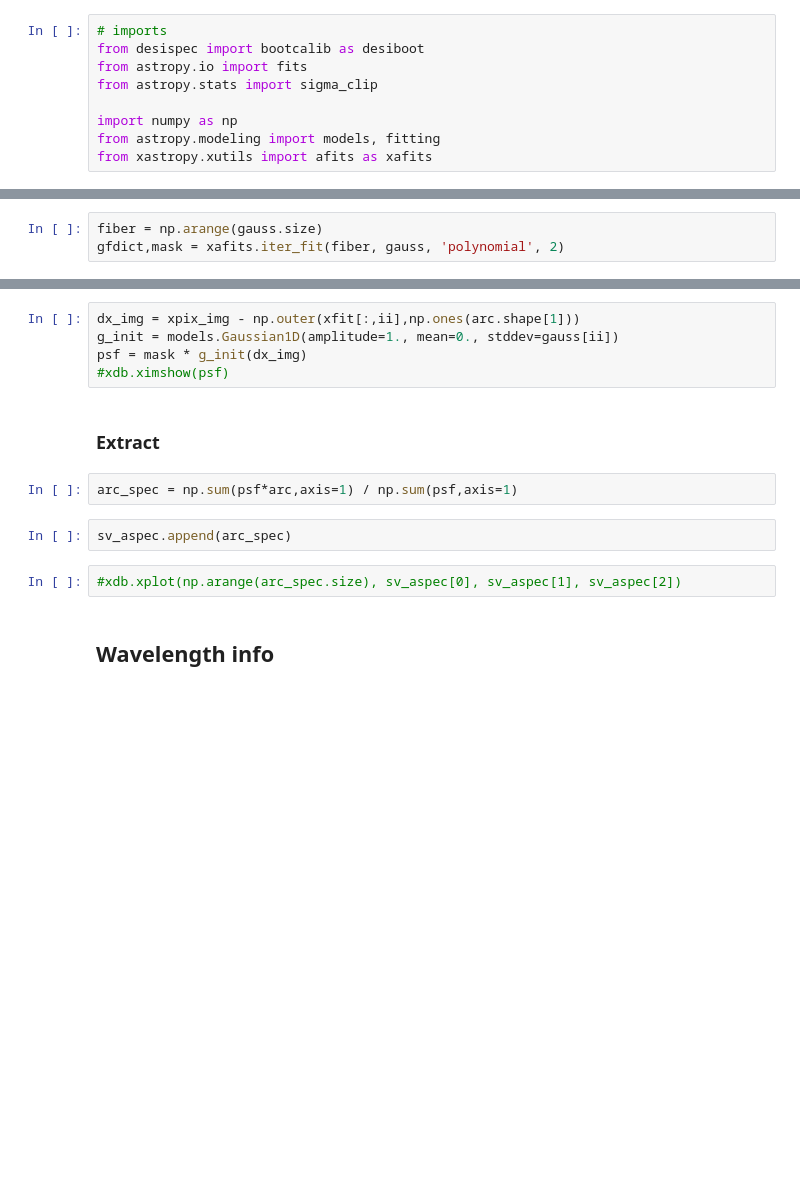
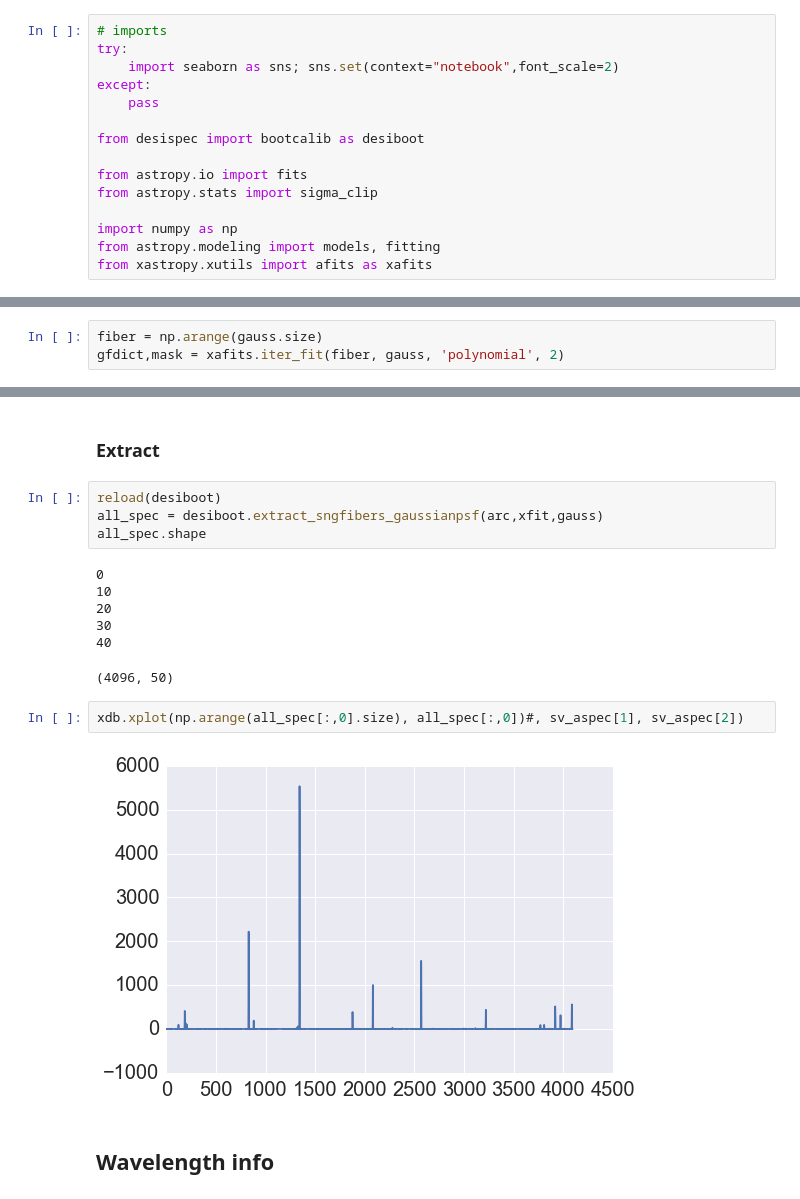
Before and after one commit to desihub/desispec, a Jupyter notebook: doc/nb/Boot_Calibs.ipynb, the cells around one changed output, grey strips where cells are left out. Cells and saved outputs as stored; diff of their text form; blank space fills up the shorter version.

```diff
--- a/doc/nb/Boot_Calibs.ipynb
+++ b/doc/nb/Boot_Calibs.ipynb
@@ -4,7 +4,13 @@
 %matplotlib inline
 # %%
 # imports
+try:
+    import seaborn as sns; sns.set(context="notebook",font_scale=2)
+except:
+    pass
+
 from desispec import bootcalib as desiboot
+
 from astropy.io import fits
 from astropy.stats import sigma_clip
 
@@ -117,16 +111,20 @@ for jj,ibox in enumerate(range(-box_radius,box_radius+1)):
-# %%
-dx_img = xpix_img - np.outer(xfit[:,ii],np.ones(arc.shape[1]))
-g_init = models.Gaussian1D(amplitude=1., mean=0., stddev=gauss[ii])
-psf = mask * g_init(dx_img)
-#xdb.ximshow(psf)
 # %% [markdown]
 ### Extract
-# %%
-arc_spec = np.sum(psf*arc,axis=1) / np.sum(psf,axis=1)
-# %%
-sv_aspec.append(arc_spec)
+# %%
+reload(desiboot)
+all_spec = desiboot.extract_sngfibers_gaussianpsf(arc,xfit,gauss)
+all_spec.shape
+# %% [output]
+0
+10
+20
+30
+40
+(4096, 50)
 # %%
-#xdb.xplot(np.arange(arc_spec.size), sv_aspec[0], sv_aspec[1], sv_aspec[2])
+xdb.xplot(np.arange(all_spec[:,0].size), all_spec[:,0])#, sv_aspec[1], sv_aspec[2])
+# %% [output]
+[figure, added]
 # %% [markdown]
 ## Wavelength info
 # %%
```
Also changed, not shown: parts of 62 cells of this notebook, 2 other files.
